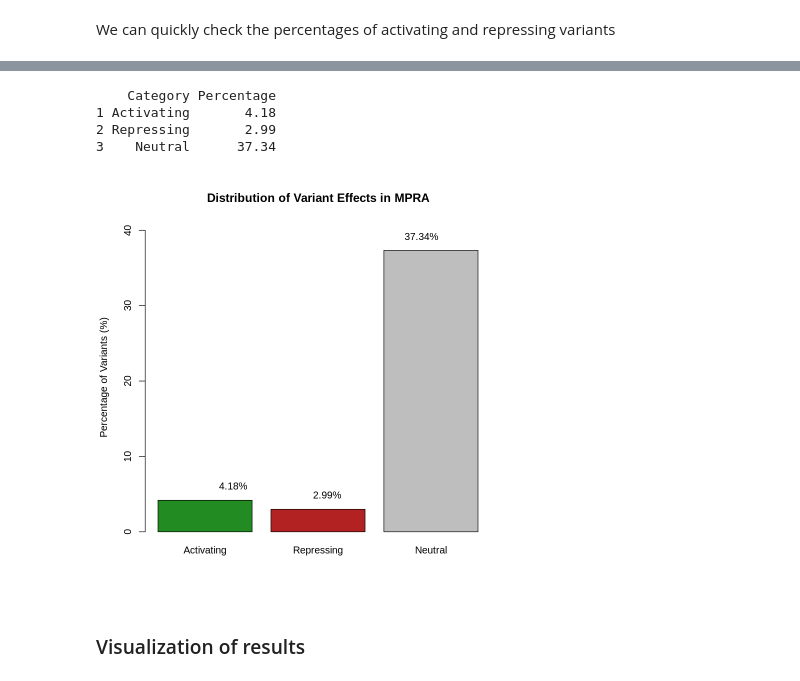
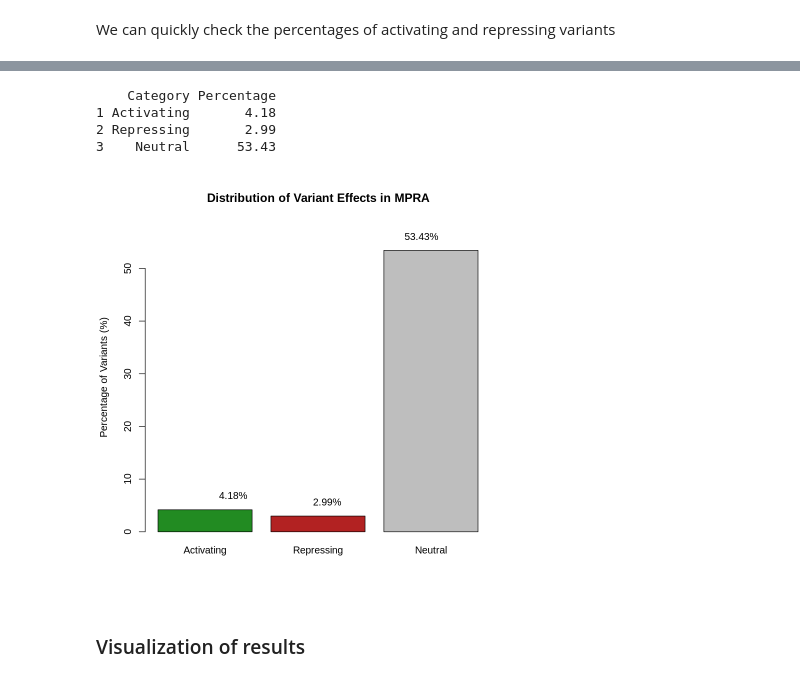
Before and after one commit to kircherlab/ISMB-2025_IGVF-MPRA-Tutorial, a Jupyter notebook: 04_MPRA_data_analysis/04_mpra_analysis.ipynb, the cells around one changed output, grey strips where cells are left out. Cells and saved outputs as stored; diff of their text form; code cells hidden in the pictures.

```diff
--- a/04_MPRA_data_analysis/04_mpra_analysis.ipynb
+++ b/04_MPRA_data_analysis/04_mpra_analysis.ipynb
@@ -822,6 +867,17 @@ cat("Analyzing variant effect results...\n")
 top_var <- topTable(mpralm_fit_variants,
                    coef = 2,        # Alt allele coefficient (variant effect)
                    number = Inf)    # Return all variants
+fold_change_threshold <- 0.3
+pvalue_threshold <- 0.05
+
+top_var$significant <- ifelse(top_var$adj.P.Val < pvalue_threshold,
+                            "Significant", "Not Significant")
+top_var$effect_type <- case_when(
+ top_var$adj.P.Val < pvalue_threshold & abs(top_var$logFC) > fold_change_threshold & top_var$logFC > 0 ~ "Activating",
+ top_var$adj.P.Val < pvalue_threshold & abs(top_var$logFC) > fold_change_threshold & top_var$logFC < 0 ~ "Repressing",
+ top_var$adj.P.Val >= pvalue_threshold ~ "Neutral"  # Just high p-value needed
+)
+
 print(names(top_var))
 # %% [output]
 Analyzing variant effect results...
@@ -836,36 +940,36 @@ pvalue_threshold <- 0.05          # FDR-adjusted p-value threshold
 top_var$significant <- ifelse(abs(top_var$logFC) > fold_change_threshold &
                              top_var$adj.P.Val < pvalue_threshold,
                              "Significant", "Not Significant")
 
 # Calculate effect distribution
 percent_activating <- 100 * length(top_var[which(top_var$significant == "Significant" &
                                                  top_var$logFC > 0), ]$logFC) / length(top_var$logFC)
 percent_repressing <- 100 * length(top_var[which(top_var$significant == "Significant" &
                                                  top_var$logFC < 0), ]$logFC) / length(top_var$logFC)
-percent_neutral <- 100 * length(which(abs(top_var$logFC) < 0.5)) / length(top_var$logFC)
+percent_neutral <- 100 * length(which(top_var$significant != "Significant")) / length(top_var$logFC)
 
 variant_summary <- data.frame(
   Category = c("Activating", "Repressing", "Neutral"),
   Percentage = c(percent_activating, percent_repressing, percent_neutral)
 )
 variant_summary$Percentage <- round(variant_summary$Percentage, 2)
 print(variant_summary)
 barplot(variant_summary$Percentage,
         names.arg = variant_summary$Category,
         col = c("forestgreen", "firebrick", "gray"),
         main = "Distribution of Variant Effects in MPRA",
         ylab = "Percentage of Variants (%)",
         ylim = c(0, max(variant_summary$Percentage) * 1.1))
 text(x = 1:3,
      y = variant_summary$Percentage + max(variant_summary$Percentage) * 0.05,
      labels = paste0(variant_summary$Percentage, "%"),
      col = "black")
 # %% [output]
     Category Percentage
 1 Activating       4.18
 2 Repressing       2.99
-3    Neutral      37.34
+3    Neutral      53.43
-[figure, old version]
+[figure, new version]
 # %% [markdown]
 ### Visualization of results
 # %%
```
Also changed, not shown: parts of 13 cells of this notebook.
